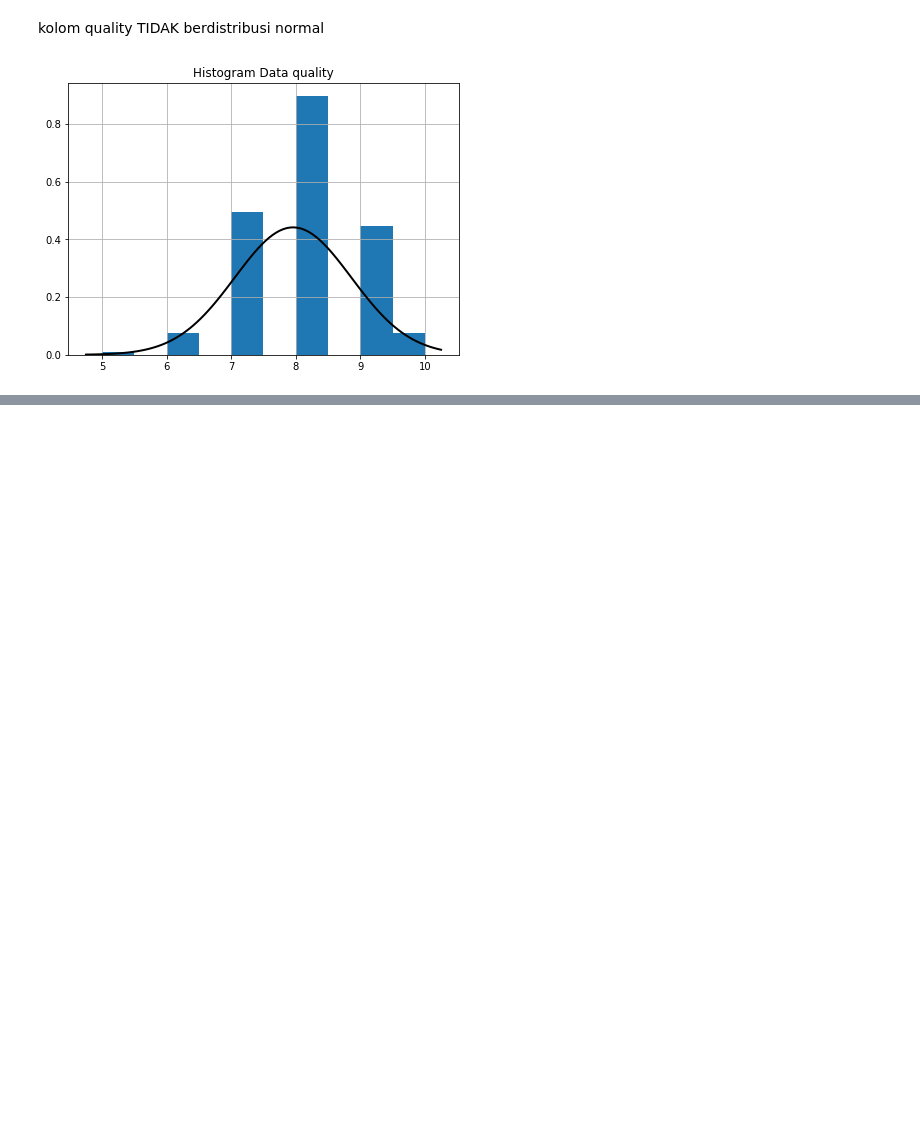
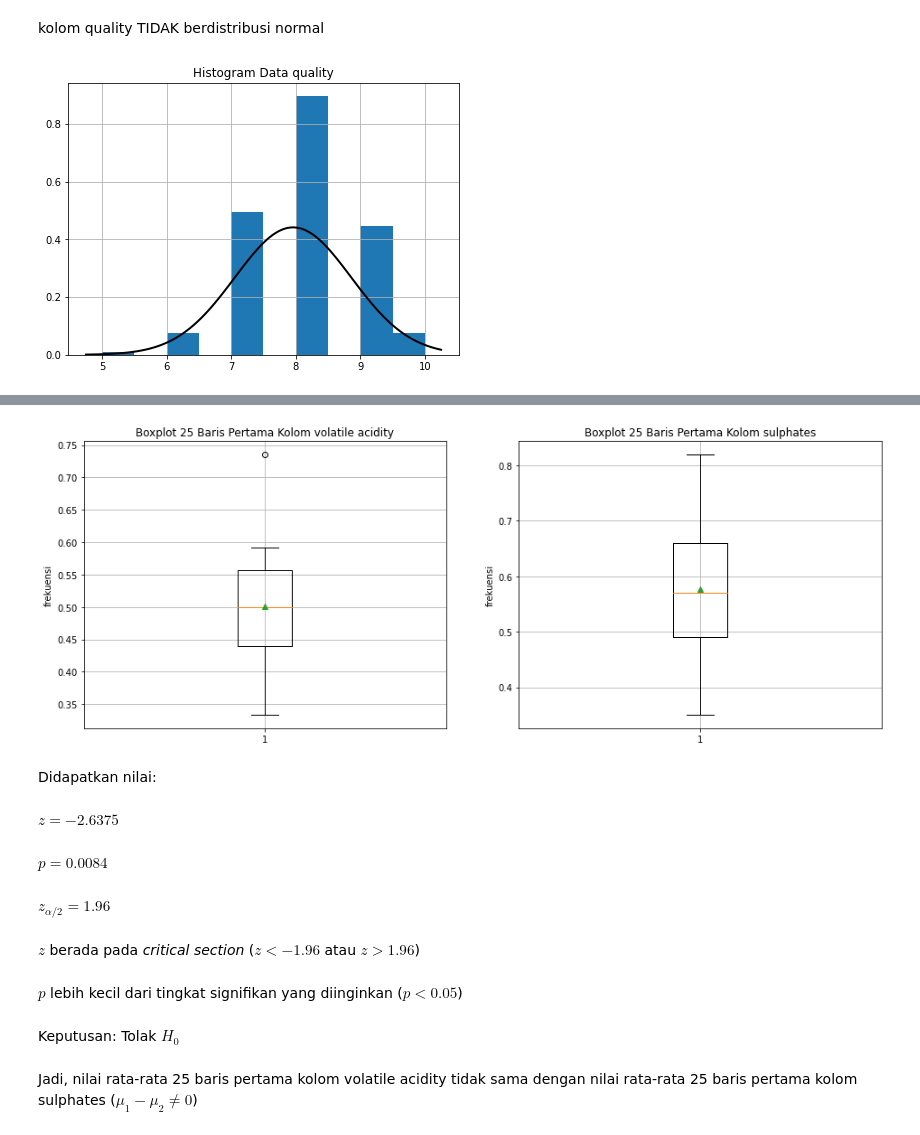
Before and after one commit to bangkitdc/hyphotesis_testing, a Jupyter notebook: main.ipynb, the cells around one changed output, grey strips where cells are left out. Cells and saved outputs as stored; diff of their text form; code cells hidden in the pictures; blank space fills up the shorter version.

```diff
--- a/main.ipynb
+++ b/main.ipynb
@@ -204,0 +379,51 @@ kolom quality TIDAK berdistribusi normal
+# %%
+f, [ax1, ax2] = plt.subplots(1,2,figsize=(13,5))
+f.tight_layout()
+f.set_facecolor('white')
+
+fa = df['volatile acidity'][:25]
+fb = df['sulphates'][:25]
+
+ax1.boxplot(fa, showmeans=True)
+ax1.set(title='Boxplot 25 Baris Pertama Kolom volatile acidity', ylabel='frekuensi')
+ax1.grid()
+
+ax2.boxplot(fb, showmeans=True)
+ax2.set(title='Boxplot 25 Baris Pertama Kolom sulphates', ylabel='frekuensi')
+ax2.grid()
+
+f.subplots_adjust(wspace=0.2)
+plt.show()
+
+
+delta_miu = 0
+alpha = 0.05
+
+z, p = ztest(fa, fb, value=delta_miu, alternative="two-sided")
+display(Markdown("Didapatkan nilai:"))
+display(Markdown(f"$z = {round(z, 4)}$"))
+display(Markdown(f"$p = {round(p, 4)}$"))
+
+z_alpha_per_dua = stats.norm.ppf(1 - alpha / 2)
+display(Markdown(f"$z_{{\\alpha/2}} = {round(z_alpha_per_dua, 4)}$"))
+
+if z < -z_alpha_per_dua or z > z_alpha_per_dua:
+    display(Markdown(f"$z$ berada pada *critical section* ($z < {round(-z_alpha_per_dua, 4)}$ atau $z > {round(z_alpha_per_dua, 4)}$)"))
+    display(Markdown(f"$p$ lebih kecil dari tingkat signifikan yang diinginkan ($p < {alpha}$)"))
+    display(Markdown(f"Keputusan: Tolak $H_0$"))
+    display(Markdown(f"Jadi, nilai rata-rata 25 baris pertama kolom volatile acidity tidak sama dengan nilai rata-rata 25 baris pertama kolom sulphates ($μ_{{1}} - μ_{{2}} ≠ {delta_miu}$)"))
+else:
+    display(Markdown(f"$z$ tidak berada pada *critical section* (${round(-z_alpha_per_dua, 4)} ≤ z ≤ {round(z_alpha_per_dua, 4)}$)"))
+    display(Markdown(f"$p$ lebih besar atau sama dengan tingkat signifikan yang diinginkan ($p ≥ {alpha}$)"))
+    display(Markdown(f"Keputusan: Terima $H_0$"))
+    display(Markdown(f"Jadi, nilai rata-rata 25 baris pertama kolom volatile acidity sama dengan nilai rata-rata 25 baris pertama kolom sulphates ($μ_{{1}} - μ_{{2}} = {delta_miu}$)"))
+# %% [output]
+[figure, added]
+Didapatkan nilai:
+$z = -2.6375$
+$p = 0.0084$
+$z_{\alpha/2} = 1.96$
+$z$ berada pada *critical section* ($z < -1.96$ atau $z > 1.96$)
+$p$ lebih kecil dari tingkat signifikan yang diinginkan ($p < 0.05$)
+Keputusan: Tolak $H_0$
+Jadi, nilai rata-rata 25 baris pertama kolom volatile acidity tidak sama dengan nilai rata-rata 25 baris pertama kolom sulphates ($μ_{1} - μ_{2} ≠ 0$)
```
Also changed, not shown: parts of 17 cells of this notebook.
